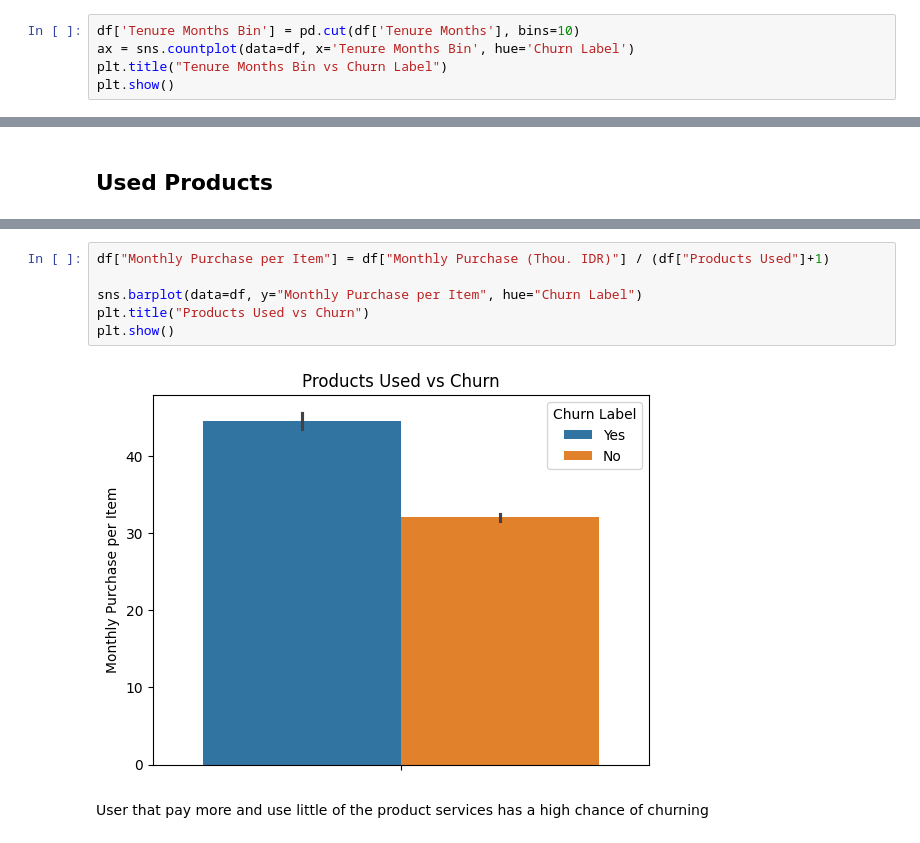
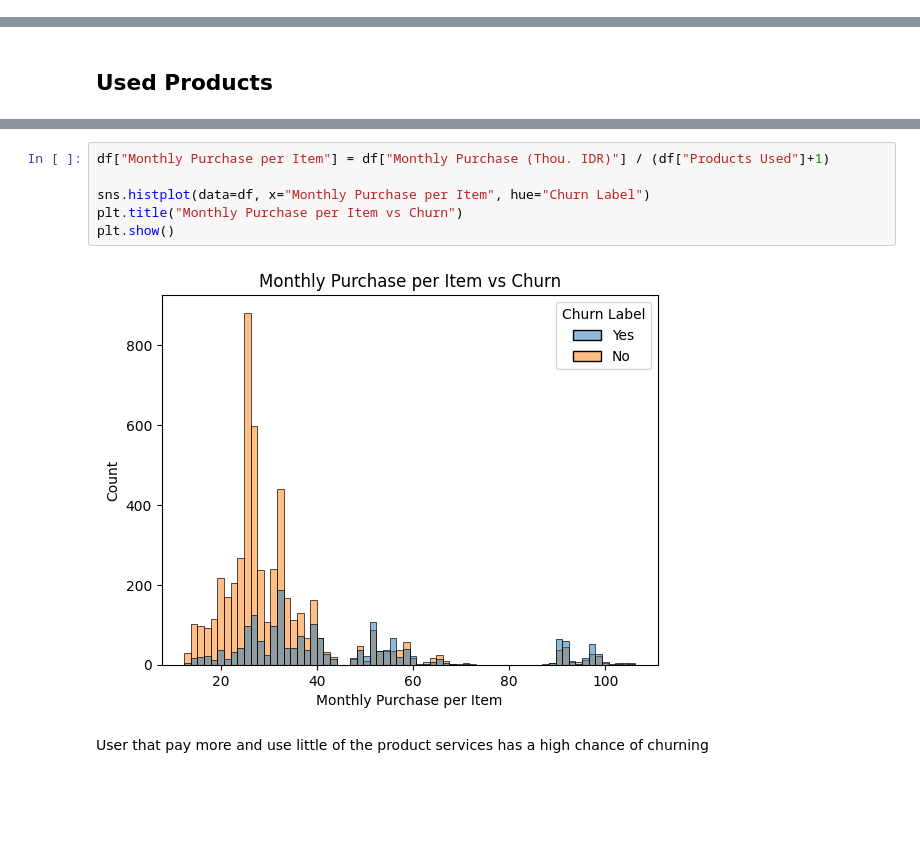
Before and after one commit to marcellinus-witarsah/data-challenge-dsw-2023, a Jupyter notebook: notebooks/03_churn_model.ipynb, the cells around one changed output, grey strips where cells are left out. Saved outputs shown, nothing was run; the diff lists cells and outputs as text; blank space fills up the shorter version.

```diff
--- a/notebooks/03_churn_model.ipynb
+++ b/notebooks/03_churn_model.ipynb
@@ -320,8 +320,3 @@ plt.title("Tenure Months vs Churn Label")
 plt.show()
 # %% [output]
 [figure]
-# %%
-df['Tenure Months Bin'] = pd.cut(df['Tenure Months'], bins=10)
-ax = sns.countplot(data=df, x='Tenure Months Bin', hue='Churn Label')
-plt.title("Tenure Months Bin vs Churn Label")
-plt.show()
@@ -420,11 +412,11 @@ plt.show
 # %%
 df["Monthly Purchase per Item"] = df["Monthly Purchase (Thou. IDR)"] / (df["Products Used"]+1)
 
-sns.barplot(data=df, y="Monthly Purchase per Item", hue="Churn Label")
-plt.title("Products Used vs Churn")
+sns.histplot(data=df, x="Monthly Purchase per Item", hue="Churn Label")
+plt.title("Monthly Purchase per Item vs Churn")
 plt.show()
 # %% [output]
-[figure, old version]
+[figure, new version]
 # %% [markdown]
 User that pay more and use little of the product services has a high chance of churning
 # %% [markdown]
```
Also changed, not shown: parts of 46 cells of this notebook, 6 other files.
